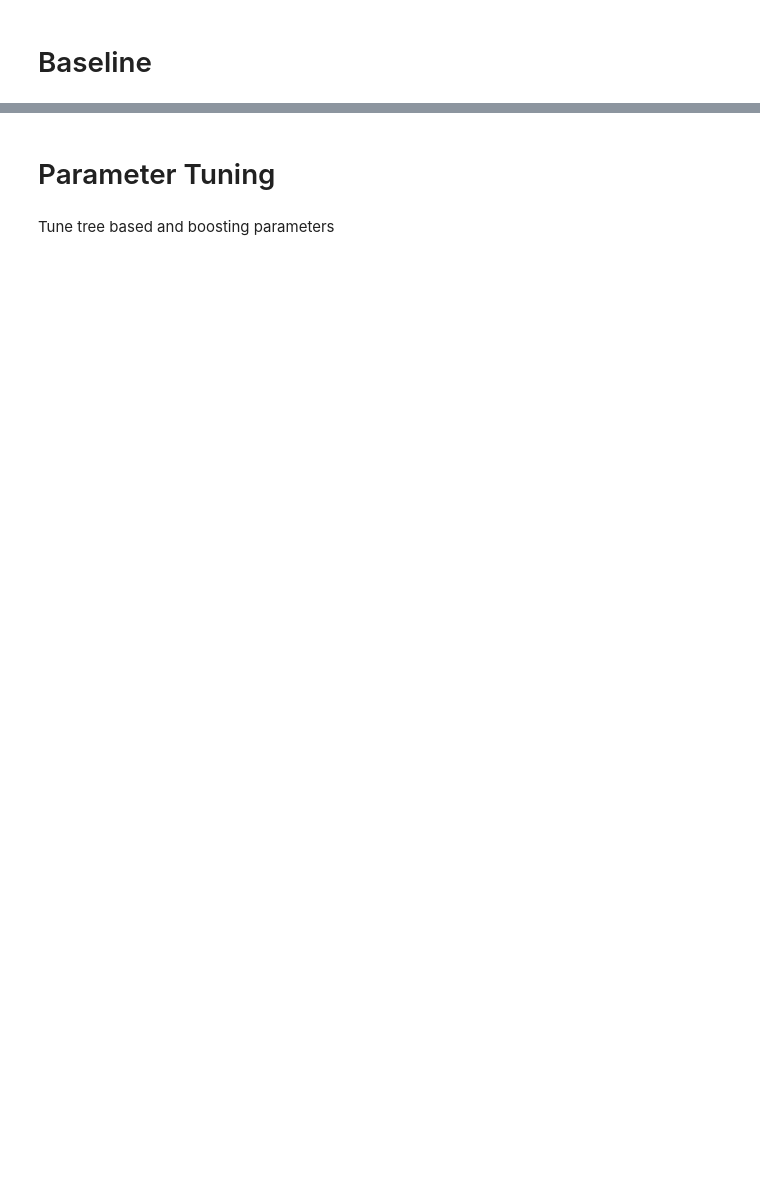
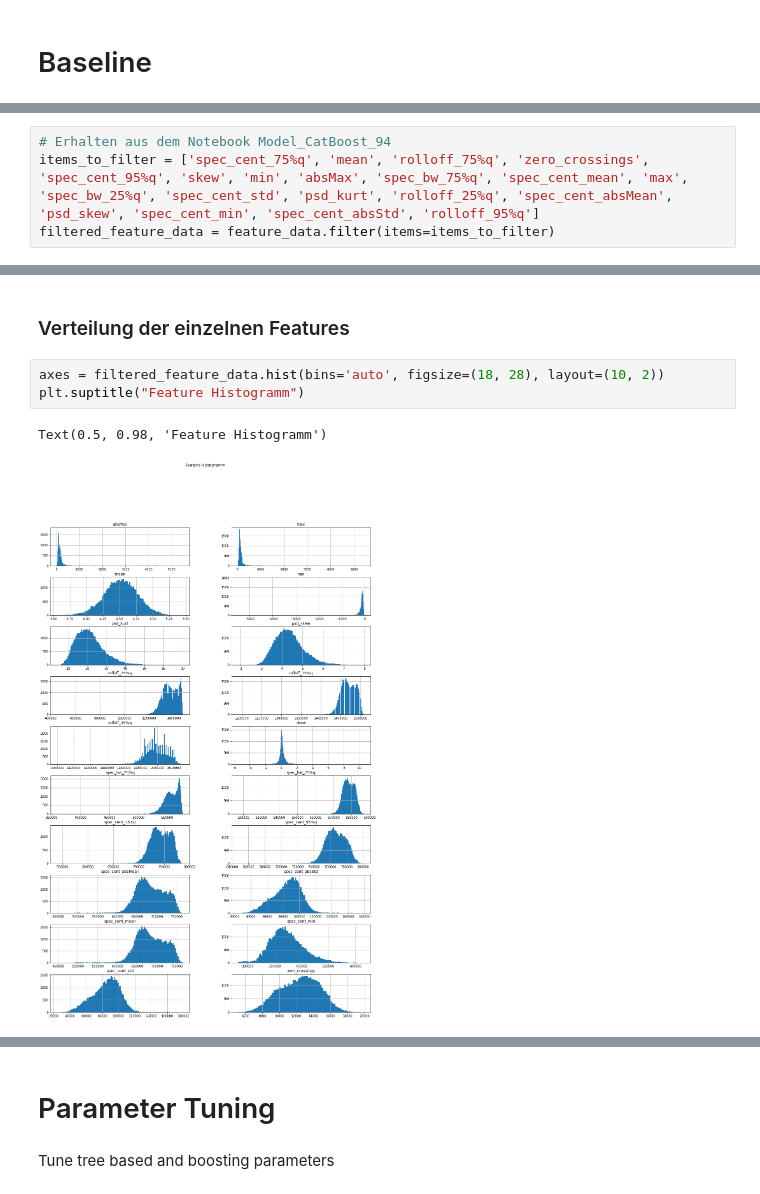
Before and after one commit to domelein/CAS_PML_Earthquake_pred, a Jupyter notebook: Model_CatBoost.ipynb, the cells around one changed output, grey strips where cells are left out. Saved outputs shown, nothing was run; the diff lists cells and outputs as text; blank space fills up the shorter version.

```diff
--- a/Model_CatBoost.ipynb
+++ b/Model_CatBoost.ipynb
@@ -143,0 +168,4 @@ Top 30 Feature
+# %%
+# Erhalten aus dem Notebook Model_CatBoost_94
+items_to_filter = ['spec_cent_75%q', 'mean', 'rolloff_75%q', 'zero_crossings', 'spec_cent_95%q', 'skew', 'min', 'absMax', 'spec_bw_75%q', 'spec_cent_mean', 'max', 'spec_bw_25%q', 'spec_cent_std', 'psd_kurt', 'rolloff_25%q', 'spec_cent_absMean', 'psd_skew', 'spec_cent_min', 'spec_cent_absStd', 'rolloff_95%q']
+filtered_feature_data = feature_data.filter(items=items_to_filter)
@@ -143,0 +186,8 @@ Top 30 Feature
+# %% [markdown]
+### Verteilung der einzelnen Features
+# %%
+axes = filtered_feature_data.hist(bins='auto', figsize=(18, 28), layout=(10, 2))
+plt.suptitle("Feature Histogramm")
+# %% [output]
+Text(0.5, 0.98, 'Feature Histogramm')
+[figure, added]
```
Also changed, not shown: parts of 44 cells of this notebook.
